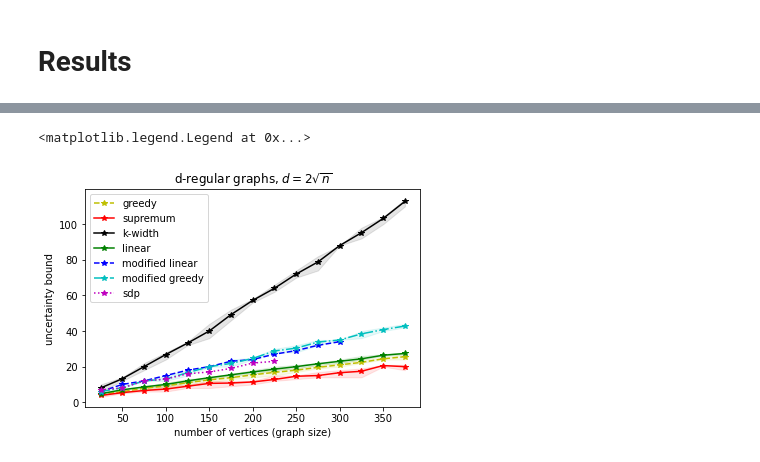
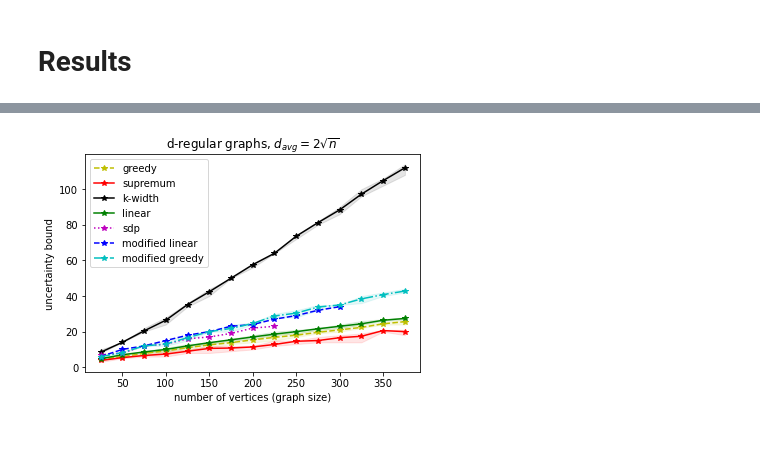
Before and after one commit to Joost-L/Uncertainty_Principle_on_Graphs, a Jupyter notebook: Delocalisation-numerical-experiments.ipynb, the cells around one changed output, grey strips where cells are left out. Saved outputs shown, nothing was run; the diff lists cells and outputs as text; code cells hidden in the pictures.

```diff
--- a/Delocalisation-numerical-experiments.ipynb
+++ b/Delocalisation-numerical-experiments.ipynb
@@ -778,7 +718,7 @@ linear_res = [
     [5, 7, 9, 10, 12, 14, 16, 17, 18, 21, 21, 23, 24, 27, 28]
 ]
 
-kwidth = [
+kwidth_res = [
     [8, 14, 20, 28, 36, 44, 50, 58, 64, 74, 82, 88, 100, 106, 114],
     [8, 14, 22, 26, 36, 44, 50, 58, 64, 74, 80, 86, 96, 104, 112],
     [10, 14, 20, 28, 36, 40, 50, 58, 64, 72, 80, 90, 96, 106, 108],
@@ -805,27 +745,26 @@ sdp_res = [7, 8, 12, 13, 16, 17, 19, 22, 23]
 #[14, 28, 36, 48, 60, 80, 78, 95, 105, 116, 152, 147, 171, 175, 196]
 # %%
 ran = range(25,400,25) #matrixSizes
-plt.title('d-regular graphs, $d=2\sqrt{n}$')
+plt.title('d-regular graphs, $d_{avg}= 2\sqrt{n}$')
 plt.plot(ran, np.mean(greedy_res, axis = 0),       'y*--', label = 'greedy')
 plt.plot(ran, np.mean(sup_res, axis = 0),          'r*-',  label = 'supremum')
 plt.plot(ran, np.mean(kwidth_res, axis = 0),       'k*-',  label = 'k-width')
 plt.plot(ran, np.mean(linear_res, axis = 0),       'g*-',  label = 'linear')
-
+plt.plot(ran[:9], sdp_res,               'm*:',  label = 'sdp')
 
 plt.plot(ran[:12], linear_mod_res,            'b*--',  label = 'modified linear')
 plt.plot(ran, np.mean(greedy_mod_res, axis = 0),      'c*-.',  label = 'modified greedy')
-plt.plot(ran[:9], sdp_res,               'm*:',  label = 'sdp')
 
 plt.fill_between(ran, np.min(greedy_res, axis =0), np.max(greedy_res, axis =0), color='y', alpha=0.1)
 plt.fill_between(ran, np.min(sup_res,    axis =0), np.max(sup_res,    axis =0), color='r', alpha=0.1)
 plt.fill_between(ran, np.min(kwidth_res, axis =0), np.max(kwidth_res, axis =0), color='k', alpha=0.1)
 plt.fill_between(ran, np.min(linear_res, axis =0), np.max(linear_res, axis =0), color='g', alpha=0.1)
 plt.fill_between(ran, np.min(greedy_mod_res, axis =0), np.max(greedy_mod_res, axis =0), color='c', alpha=0.1)
 
 
 plt.xlabel("number of vertices (graph size)")
 plt.ylabel("uncertainty bound")
 plt.legend()
+plt.savefig("dregDsqrt.png")
 # %% [output]
-<matplotlib.legend.Legend at 0x...>
-[figure, old version]
+[figure, new version]
```
Also changed, not shown: parts of 4 cells of this notebook, 1 other file.
